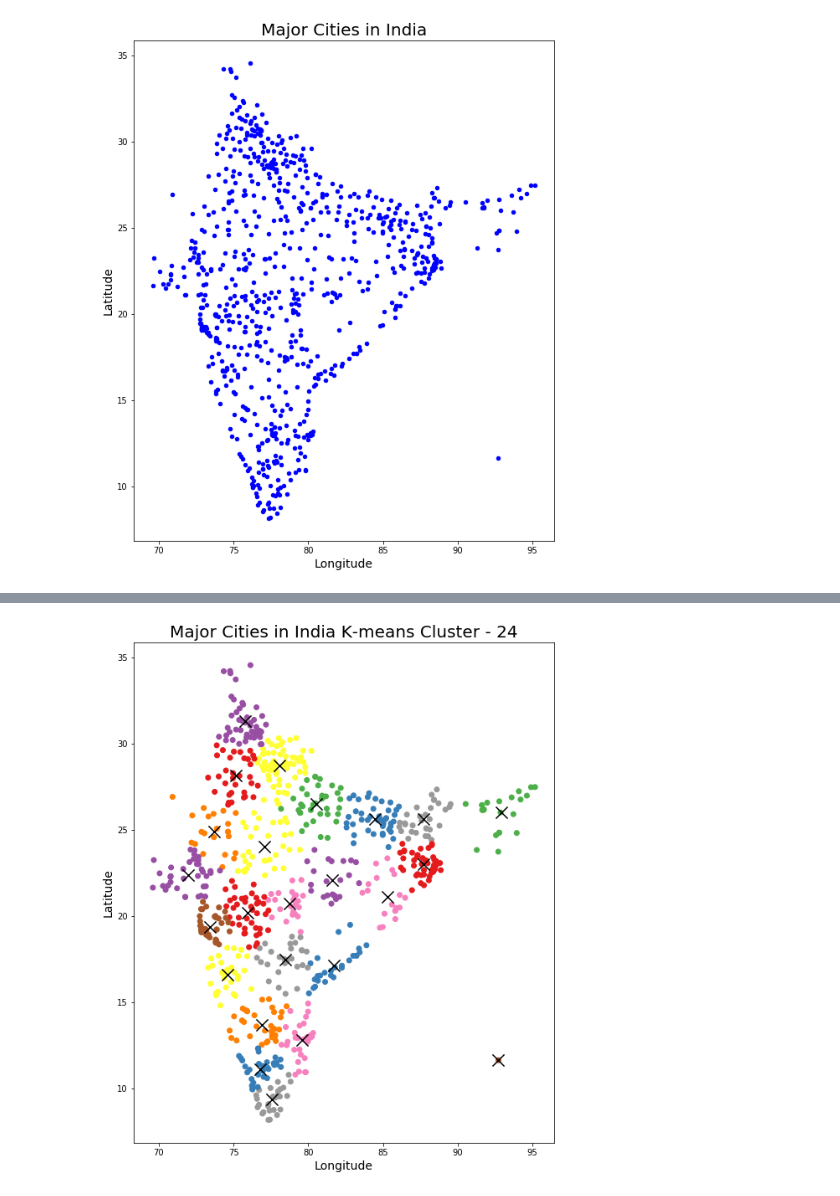
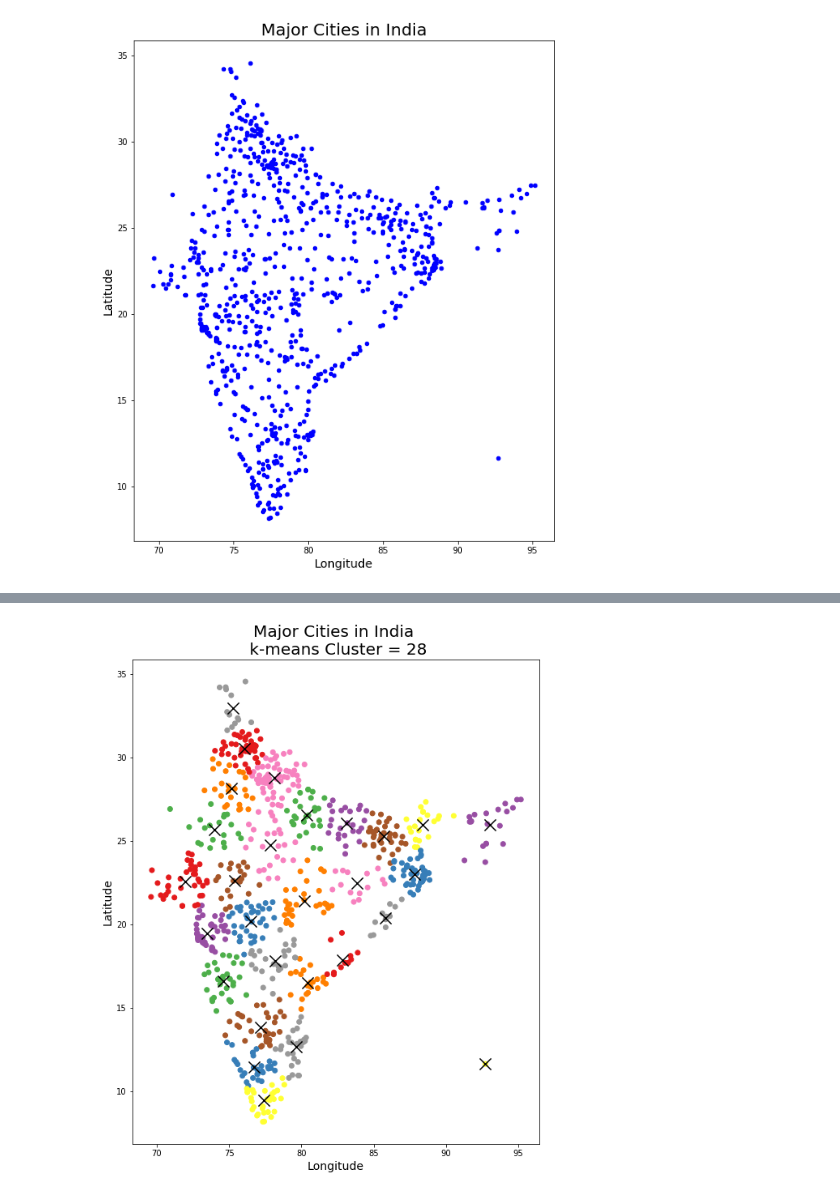
Before and after one commit to Rajesh-Ramasamy/kmean_clustering, a Jupyter notebook: indian_city_clustering_kmeans_framework.ipynb, the cells around one changed output, grey strips where cells are left out. Cells and saved outputs as stored; diff of their text form; code cells hidden in the pictures.

```diff
--- a/indian_city_clustering_kmeans_framework.ipynb
+++ b/indian_city_clustering_kmeans_framework.ipynb
@@ -128,16 +203,16 @@ plt.show()
 # %%
-#No of Clusters = 24
-kmeans3 = KMeans(n_clusters=24)
-#print(kmeans3)
+#No of Clusters = 28
+kmeans3 = KMeans(n_clusters=28)
 y_kmeans3 = kmeans3.fit_predict(inputx)
-#print(y_kmeans3)
-#print(kmeans3.cluster_centers_)
+
+#Plot the cities
 plt.figure(figsize=(9,11))
 plt.scatter(x=inputx[:,1], y=inputx[:,0], c=y_kmeans3, cmap='Set1')
 plt.scatter(x=kmeans3.cluster_centers_[:,1], y=kmeans3.cluster_centers_[:,0], marker='x', color = 'black', s=200)
-plt.title('Major Cities in India K-means Cluster - 24', size=20)
+
+plt.title('Major Cities in India \n k-means Cluster = 28', size=20, loc='center')
 plt.xlabel('Longitude', size=14)
 plt.ylabel('Latitude', size=14)
 plt.show()
 # %% [output]
-[figure, old version]
+[figure, new version]
```
Also changed, not shown: parts of 7 cells of this notebook.
